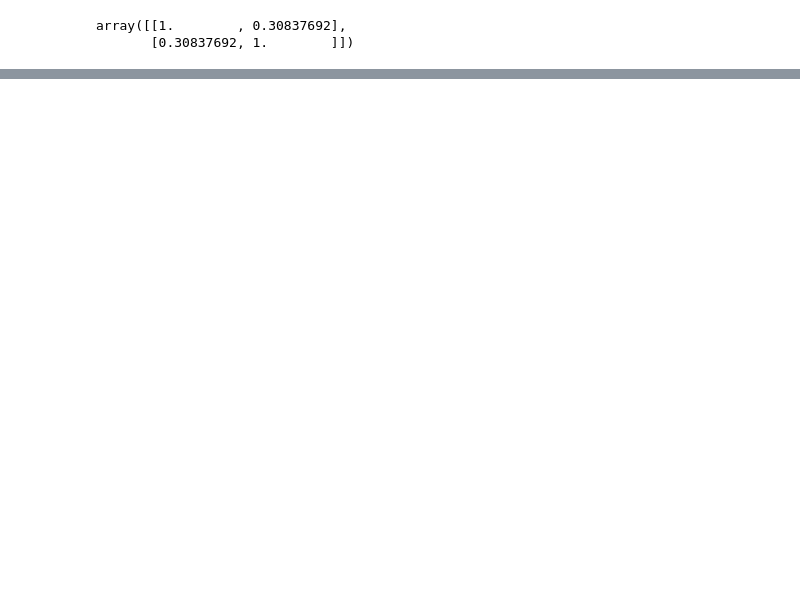
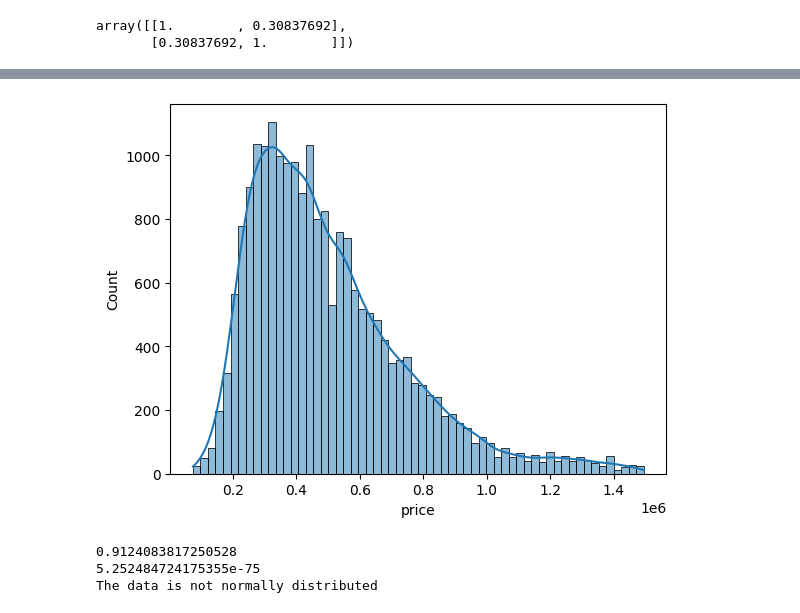
Before and after one commit to derewor/Housing_data, a Jupyter notebook: Housing_Analysis.ipynb, the cells around one changed output, grey strips where cells are left out. Cells and saved outputs as stored; diff of their text form; code cells hidden in the pictures; blank space fills up the shorter version.

```diff
--- a/Housing_Analysis.ipynb
+++ b/Housing_Analysis.ipynb
@@ -55,0 +105,19 @@ array([[1.        , 0.30837692],
+# %%
+#what is the distribution of house prices
+sns.histplot(x='price', kde=True, data=df_selected, bins=60)
+plt.show()
+# %% [output]
+[figure, added]
+# %%
+# Test if the data is normally distributed.
+stat, p = shapiro(df_selected['price'])
+print(stat)
+print(p)
+if p > 0.05:
+  print('The print data is normally distributed')
+else:
+  print('The data is not normally distributed')
+# %% [output]
+0.9124083817250528
+5.252484724175355e-75
+The data is not normally distributed
```
Also changed, not shown: parts of 25 cells of this notebook.
